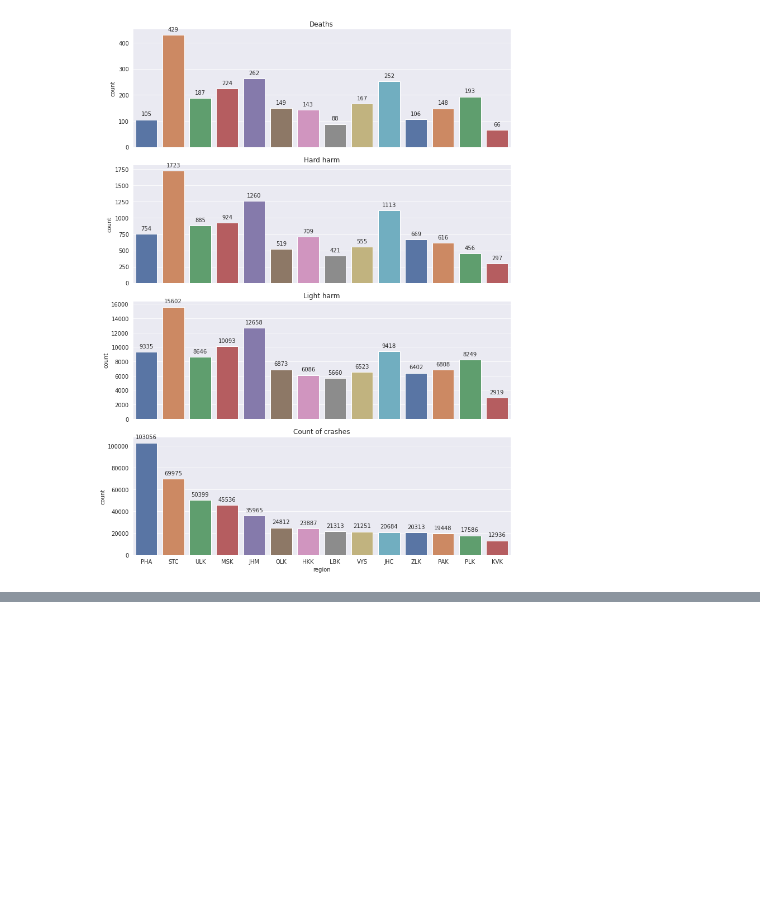
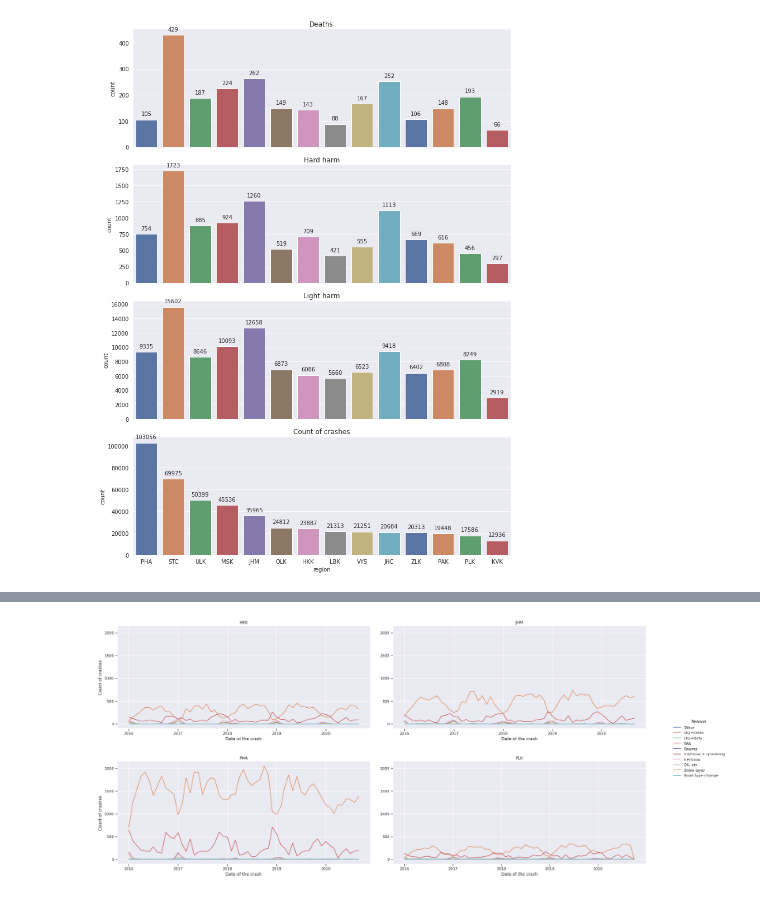
Before and after one commit to x00Pavel/IZV-project, a Jupyter notebook: analises.ipynb, the cells around one changed output, grey strips where cells are left out. Drawn from its saved outputs; the diff is of its cells as text; code cells hidden in the pictures; blank space fills up the shorter version.

```diff
--- a/analises.ipynb
+++ b/analises.ipynb
@@ -140,0 +126,30 @@ plot_damage(df, "02_priciny.png", True)
+# %%
+def plot_surface(df: pd.DataFrame, fig_location: str = None,
+                 show_figure: bool = False):
+    res = df.loc[df['region'].isin(['JHM','HKK','PLK','PHA'])][["region", "date", "p16"]]
+    res = pd.crosstab(index=[res["region"], res["date"]], columns=res["p16"], colnames=['type'], rownames=["region", "date"])
+    res = res.rename(columns={0:"Other", 1:"Dry+clean", 2: "Dry+dirty", 3: "Wet", 4:"Swamp", 5: "Ice/snow + sprinkling", 6: "Ice/snow", 7: "Oil, etc", 8: "Snow layer", 9: "Road type change"})
+
+    res = res.stack().reset_index().rename(columns={0:"count"})
+    fg = sns.FacetGrid(data=res,
+                    col='region',
+                    col_wrap = 2,
+                    sharex=False,
+                    sharey=True,
+                    height=6,
+                    aspect=2,
+                    legend_out=True, )
+    fg.map(sns.lineplot, "date", "count", "type", palette="deep")
+    fg.add_legend(title="Reason")
+    fg.tight_layout(pad=5)
+    for ax in fg.axes.flatten():
+        ax.set_title(ax.get_title().split("= ")[-1])
+        ax.set_xlabel("Date of the crash")
+        ax.set_ylabel("Count of crashes")
+        ax.yaxis.set_tick_params(which='both', labelleft=True)
+
+
+
+plot_surface(df, "03_stav.png", True)
+# %% [output]
+[figure, added]
```
Also changed, not shown: parts of 5 cells of this notebook, 1 other file.
